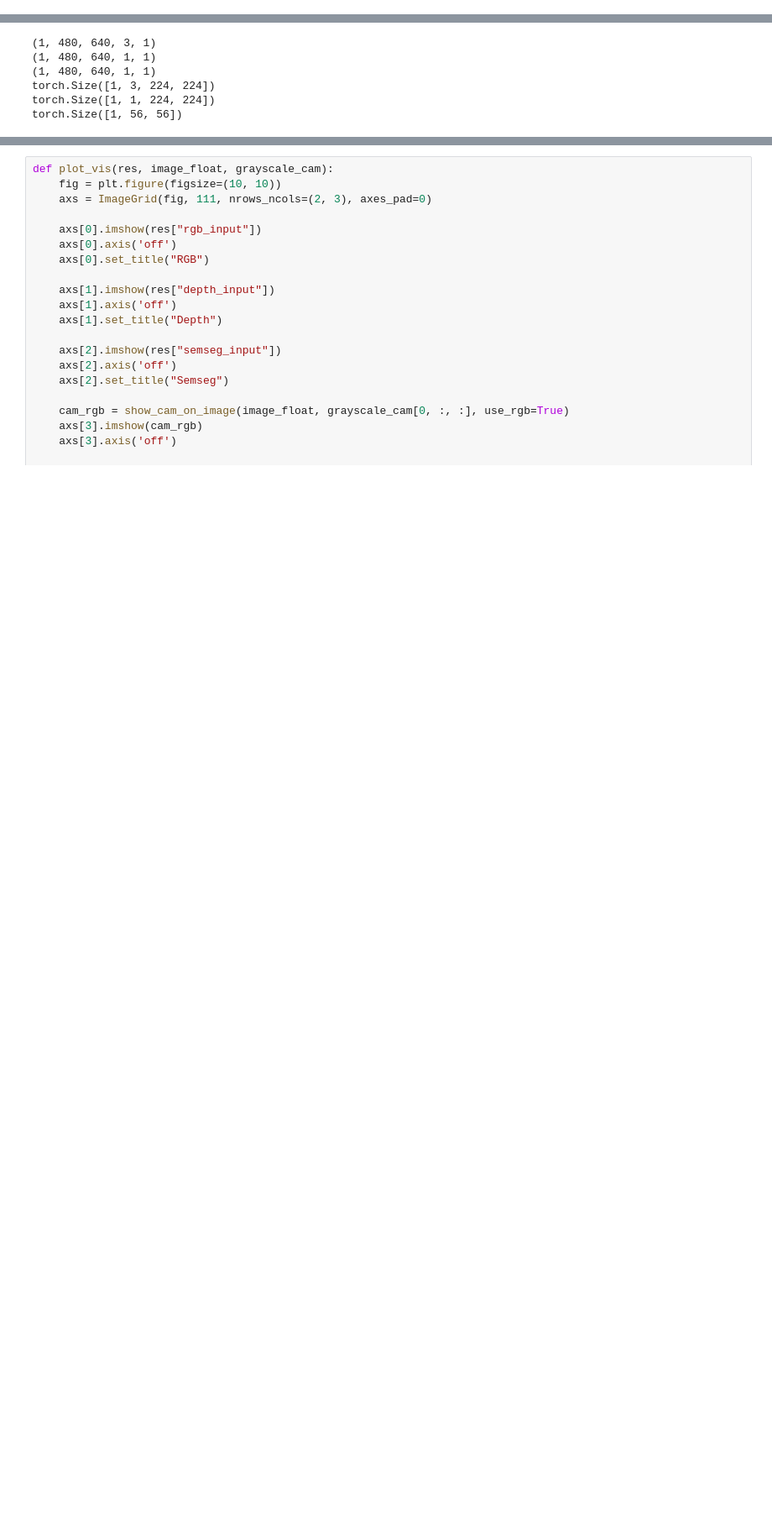
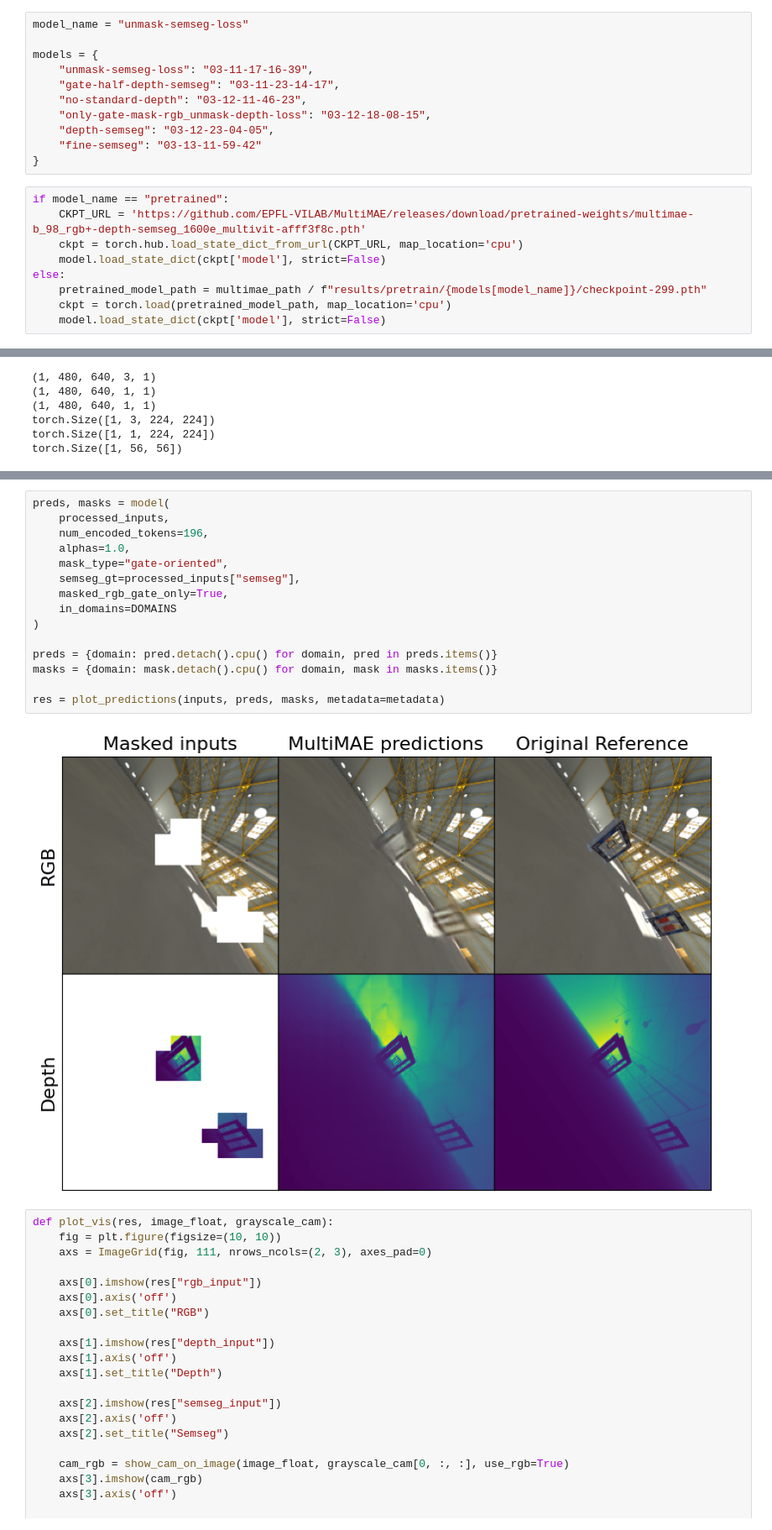
Before and after one commit to xingcw/pytorch-grad-cam, a Jupyter notebook: tutorials/multimae_retrain_vis.ipynb, the cells around one changed output, grey strips where cells are left out. Shown at 84% size. Cells and saved outputs as stored; diff of their text form; blank space fills up the shorter version.

```diff
--- a/tutorials/multimae_retrain_vis.ipynb
+++ b/tutorials/multimae_retrain_vis.ipynb
@@ -134,3 +114,23 @@ ckpt = torch.load(pretrained_model_path, map_location='cpu')
+# %%
+model_name = "unmask-semseg-loss"
+
+models = {
+    "unmask-semseg-loss": "03-11-17-16-39",
+    "gate-half-depth-semseg": "03-11-23-14-17",
+    "no-standard-depth": "03-12-11-46-23",
+    "only-gate-mask-rgb_unmask-depth-loss": "03-12-18-08-15",
+    "depth-semseg": "03-12-23-04-05",
+    "fine-semseg": "03-13-11-59-42"
+}
+# %%
+if model_name == "pretrained":
+    CKPT_URL = 'https://github.com/EPFL-VILAB/MultiMAE/releases/download/pretrained-weights/multimae-b_98_rgb+-depth-semseg_1600e_multivit-afff3f8c.pth'
+    ckpt = torch.hub.load_state_dict_from_url(CKPT_URL, map_location='cpu')
+    model.load_state_dict(ckpt['model'], strict=False)
+else:
+    pretrained_model_path = multimae_path / f"results/pretrain/{models[model_name]}/checkpoint-299.pth"
+    ckpt = torch.load(pretrained_model_path, map_location='cpu')
+    model.load_state_dict(ckpt['model'], strict=False)
 # %% [markdown]
 ### load checkpoints
 # %%
@@ -196,3 +178,20 @@ cam = MultiMAECAM(model=model, target_layers=target_layers, use_cuda=True)
+# %%
+preds, masks = model(
+    processed_inputs,
+    num_encoded_tokens=196,
+    alphas=1.0,
+    mask_type="gate-oriented",
+    semseg_gt=processed_inputs["semseg"],
+    masked_rgb_gate_only=True,
+    in_domains=DOMAINS
+)
+
+preds = {domain: pred.detach().cpu() for domain, pred in preds.items()}
+masks = {domain: mask.detach().cpu() for domain, mask in masks.items()}
+
+res = plot_predictions(inputs, preds, masks, metadata=metadata)
+# %% [output]
+[figure, added]
 # %%
 def plot_vis(res, image_float, grayscale_cam):
     fig = plt.figure(figsize=(10, 10))
```
Also changed, not shown: parts of 11 cells of this notebook, 1 other file.
